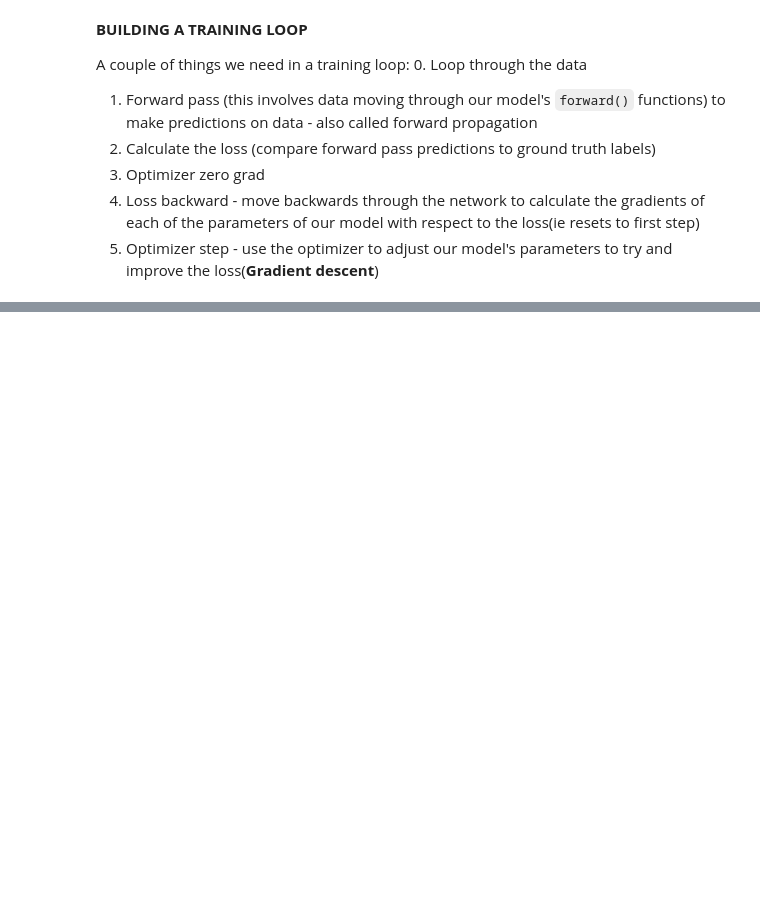
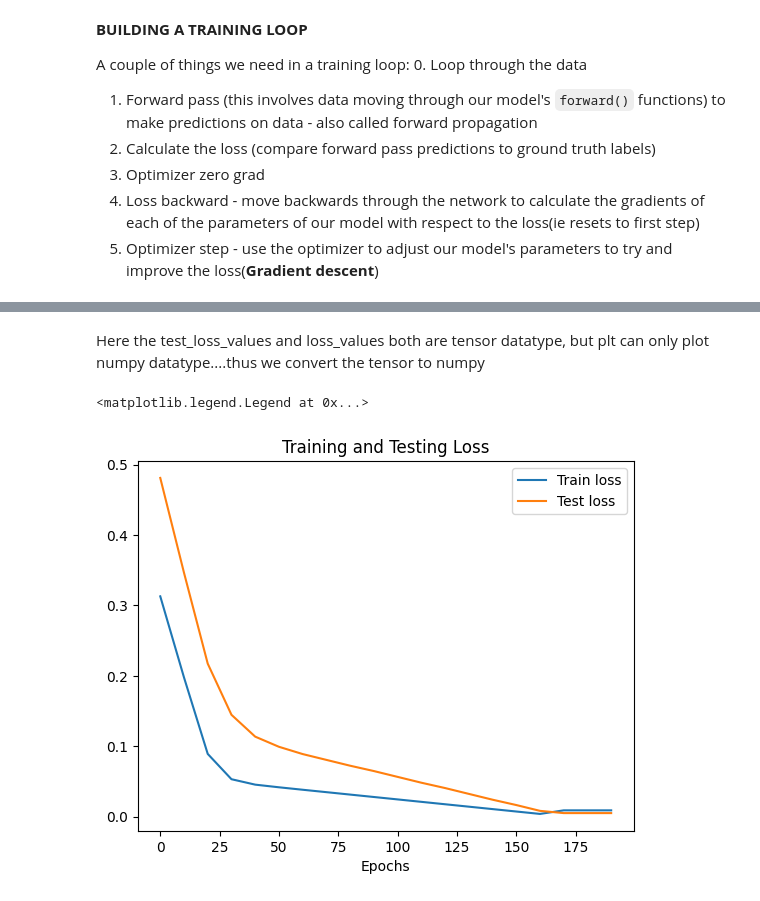
Before and after one commit to vaibhavlokunde/AI-ML, a Jupyter notebook: pytorch_workflow.ipynb, the cells around one changed output, grey strips where cells are left out. Saved outputs shown, nothing was run; the diff lists cells and outputs as text; code cells hidden in the pictures; blank space fills up the shorter version.

```diff
--- a/pytorch_workflow.ipynb
+++ b/pytorch_workflow.ipynb
@@ -248,0 +534,12 @@ for epoch in range(epochs):
+# %% [markdown]
+Here the test_loss_values and loss_values both are tensor datatype, but plt can only plot numpy datatype....thus we convert the tensor to numpy
+# %%
+import numpy as np
+plt.plot(epoch_count,np.array(torch.tensor(loss_values).numpy()),label="Train loss")
+plt.plot(epoch_count,test_loss_values,label="Test loss")
+plt.title("Training and Testing Loss")
+plt.xlabel("Epochs")
+plt.legend()
+# %% [output]
+<matplotlib.legend.Legend at 0x...>
+[figure, added]
```
Also changed, not shown: parts of 26 cells of this notebook.
